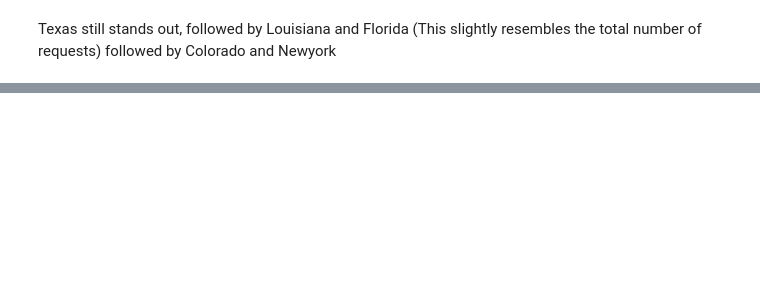
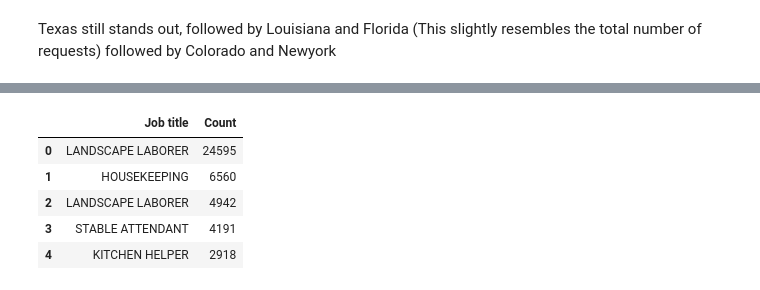
Before and after one commit to chrke/H2VisaAnalysis, a Jupyter notebook: H2_visa_analysis.ipynb, the cells around one changed output, grey strips where cells are left out. Cells and saved outputs as stored; diff of their text form; code cells hidden in the pictures; blank space fills up the shorter version.

```diff
--- a/H2_visa_analysis.ipynb
+++ b/H2_visa_analysis.ipynb
@@ -742,3 +738,6 @@ tls.embed(url)
 # %% [markdown]
 Texas still stands out, followed by Louisiana and Florida (This slightly resembles the total number of requests)
 followed by Colorado and Newyork
+# %%
+org_year = visa_uni.pivot_table(values="case_count",index="organization_flag",columns="fy",aggfunc=np.sum)
+org_year
@@ -744,0 +758,9 @@ followed by Colorado and Newyork
+# %%
+fig = plt.figure(figsize=(16,6))
+ax = fig.add_subplot(1,1,1)
+ax.set(xticklabels=range(2000,2017),xlabel="Years")
+for ind in org_year.index:
+    org_year.loc[ind,:].plot(kind='line')
+plt.title("Type of organization and change over the years",fontsize=15)
+plt.legend()
+plt.show()
@@ -744,0 +847,11 @@ followed by Colorado and Newyork
+# %%
+top_df = pd.DataFrame(data=top_30).reset_index()
+top_df.columns= ["Job title","Count"]
+top_df.head()
+# %% [output]
+|  | Job title | Count |
+| 0 | LANDSCAPE LABORER | 24595 |
+| 1 | HOUSEKEEPING | 6560 |
+| 2 | LANDSCAPE LABORER | 4942 |
+| 3 | STABLE ATTENDANT | 4191 |
+| 4 | KITCHEN HELPER | 2918 |
```
Also changed, not shown: parts of 17 cells of this notebook.
